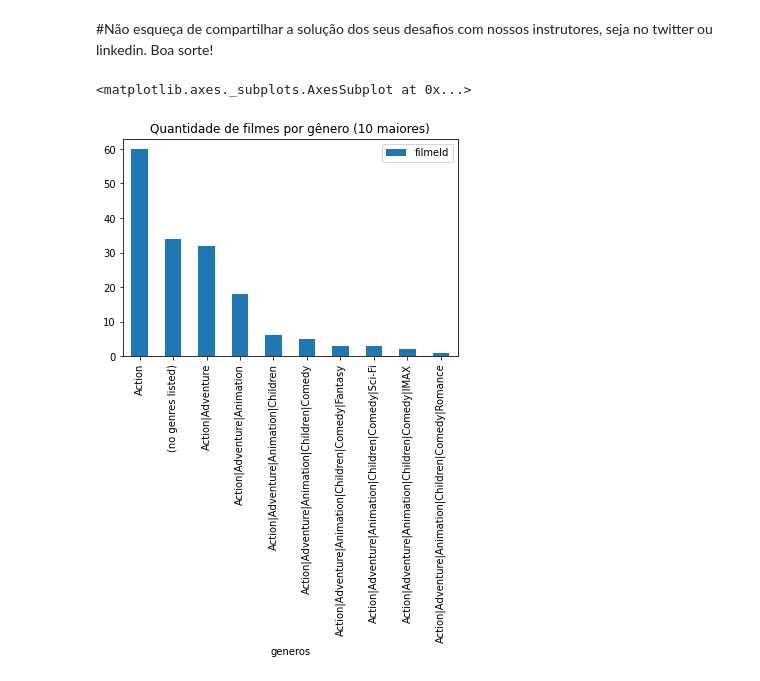
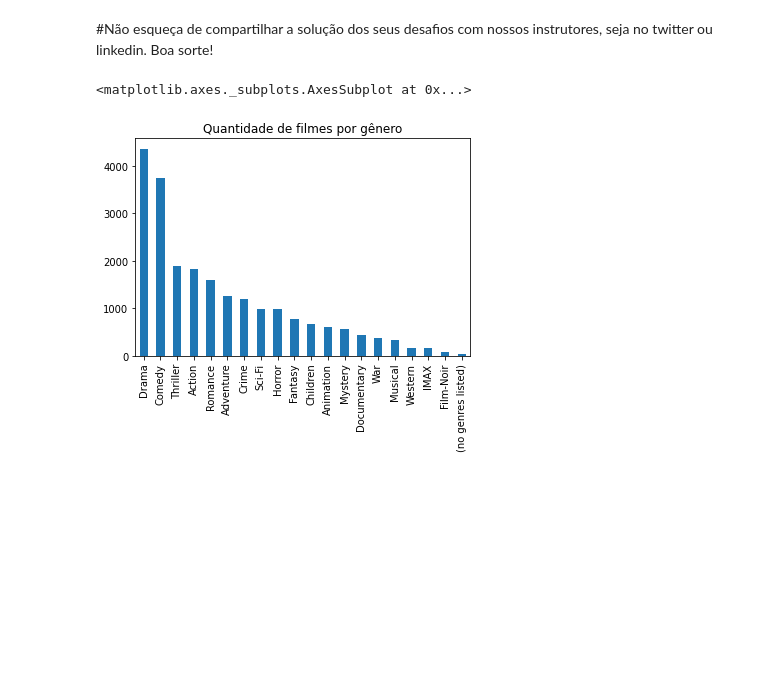
Before and after one commit to cavalcantigor/quarentena-dados, a Jupyter notebook: QuarentenaDados_aula01.ipynb, the cells around one changed output. Drawn from its saved outputs; the diff is of its cells as text; code cells hidden in the pictures; blank space fills up the shorter version.

```diff
--- a/QuarentenaDados_aula01.ipynb
+++ b/QuarentenaDados_aula01.ipynb
@@ -467,0 +453,3 @@ Quantidade de generos unicos: 951
+# %%
+generos_unicos = filmes_com_media['generos'].str.get_dummies('|').sum().sort_values(ascending=False)
+generos_unicos
@@ -478,9 +484,7 @@ Plotar o gráfico de aparições de cada genero. Pode ser um gráfico de tipo ig
 # %% [markdown]
 #Não esqueça de compartilhar a solução dos seus desafios com nossos instrutores, seja no twitter ou linkedin. Boa sorte!
 # %%
-generos_unicos\
-            .head(10).sort_values('filmeId', ascending=False)\
-            .plot(kind='bar', title='Quantidade de filmes por gênero (10 maiores)')
+generos_unicos.plot(kind='bar', title='Quantidade de filmes por gênero')
 # %% [output]
 <matplotlib.axes._subplots.AxesSubplot at 0x...>
-[figure, old version]
+[figure, new version]
```
Also changed, not shown: parts of 2 cells of this notebook.
